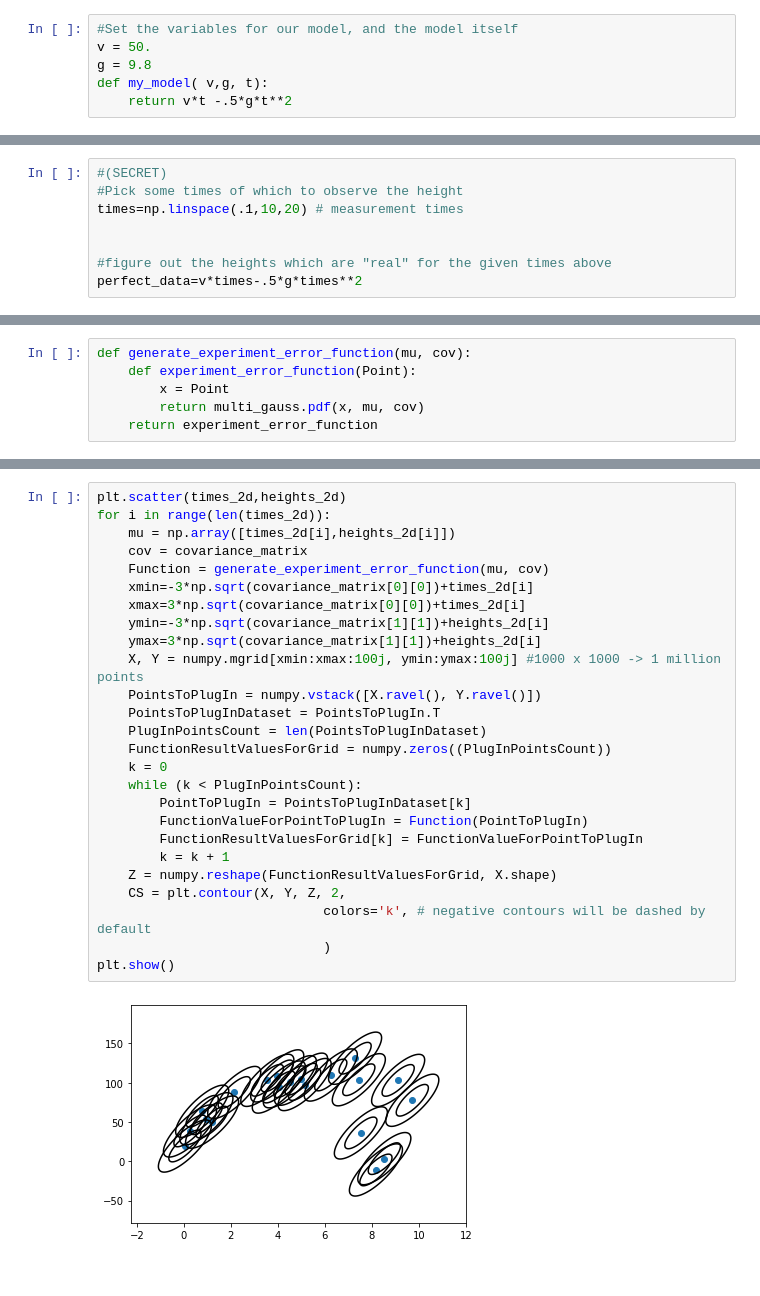
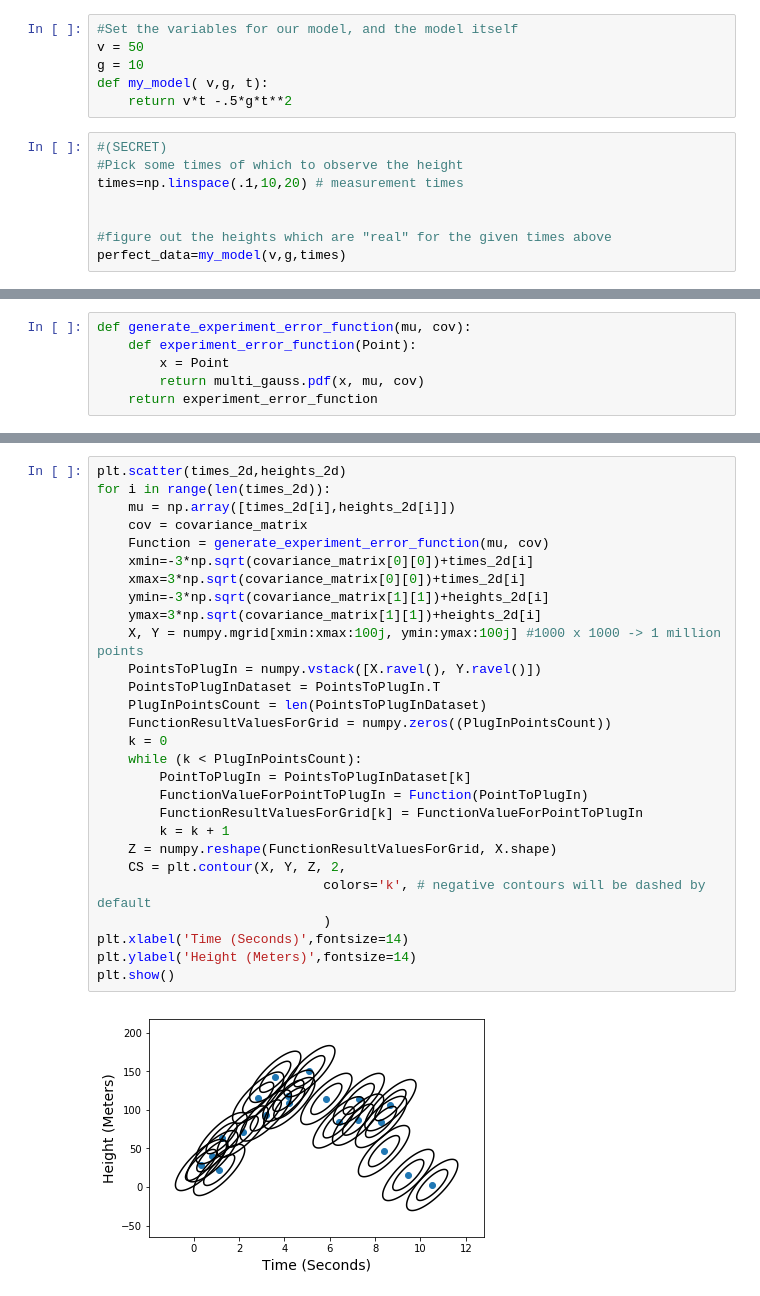
Before and after one commit to jpierel14/USC_PythonCourse_2019, a Jupyter notebook: Day_4/day_4_refactored.ipynb, the cells around one changed output, grey strips where cells are left out. Cells and saved outputs as stored; diff of their text form.

```diff
--- a/Day_4/day_4_refactored.ipynb
+++ b/Day_4/day_4_refactored.ipynb
@@ -20,9 +23,17 @@ done importing
 # %%
 #Set the variables for our model, and the model itself
-v = 50.
-g = 9.8
+v = 50
+g = 10
 def my_model( v,g, t):
     return v*t -.5*g*t**2
+# %%
+#(SECRET)
+#Pick some times of which to observe the height
+times=np.linspace(.1,10,20) # measurement times
+
+
+#figure out the heights which are "real" for the given times above
+perfect_data=my_model(v,g,times)
 # %%
 #What does the experimentalist give us?
 
@@ -38,14 +49,6 @@ covariance_matrix=np.array(
         [.58,   13.35],
         [13.35, 501.77]
     ])
-# %%
-#(SECRET)
-#Pick some times of which to observe the height
-times=np.linspace(.1,10,20) # measurement times
-
-
-#figure out the heights which are "real" for the given times above
-perfect_data=v*times-.5*g*times**2
 # %%
 #(SECRET)
 #Generate 1D uncertainty dataset
@@ -111,28 +144,30 @@ plt.errorbar( my_data_1D['time'], my_data_1D['height'], yerr =  my_data_1D['erro
 # %%
 plt.scatter(times_2d,heights_2d)
 for i in range(len(times_2d)):
     mu = np.array([times_2d[i],heights_2d[i]])
     cov = covariance_matrix
     Function = generate_experiment_error_function(mu, cov)
     xmin=-3*np.sqrt(covariance_matrix[0][0])+times_2d[i]
     xmax=3*np.sqrt(covariance_matrix[0][0])+times_2d[i]
     ymin=-3*np.sqrt(covariance_matrix[1][1])+heights_2d[i]
     ymax=3*np.sqrt(covariance_matrix[1][1])+heights_2d[i]
     X, Y = numpy.mgrid[xmin:xmax:100j, ymin:ymax:100j] #1000 x 1000 -> 1 million points
     PointsToPlugIn = numpy.vstack([X.ravel(), Y.ravel()])
     PointsToPlugInDataset = PointsToPlugIn.T
     PlugInPointsCount = len(PointsToPlugInDataset)
     FunctionResultValuesForGrid = numpy.zeros((PlugInPointsCount))
     k = 0
     while (k < PlugInPointsCount):
         PointToPlugIn = PointsToPlugInDataset[k]
         FunctionValueForPointToPlugIn = Function(PointToPlugIn)
         FunctionResultValuesForGrid[k] = FunctionValueForPointToPlugIn
         k = k + 1
     Z = numpy.reshape(FunctionResultValuesForGrid, X.shape)
     CS = plt.contour(X, Y, Z, 2,
                              colors='k', # negative contours will be dashed by default
                              )
+plt.xlabel('Time (Seconds)',fontsize=14)
+plt.ylabel('Height (Meters)',fontsize=14)
 plt.show()
 # %% [output]
-[figure, old version]
+[figure, new version]
```
Also changed, not shown: parts of 8 cells of this notebook, 5 other files.
